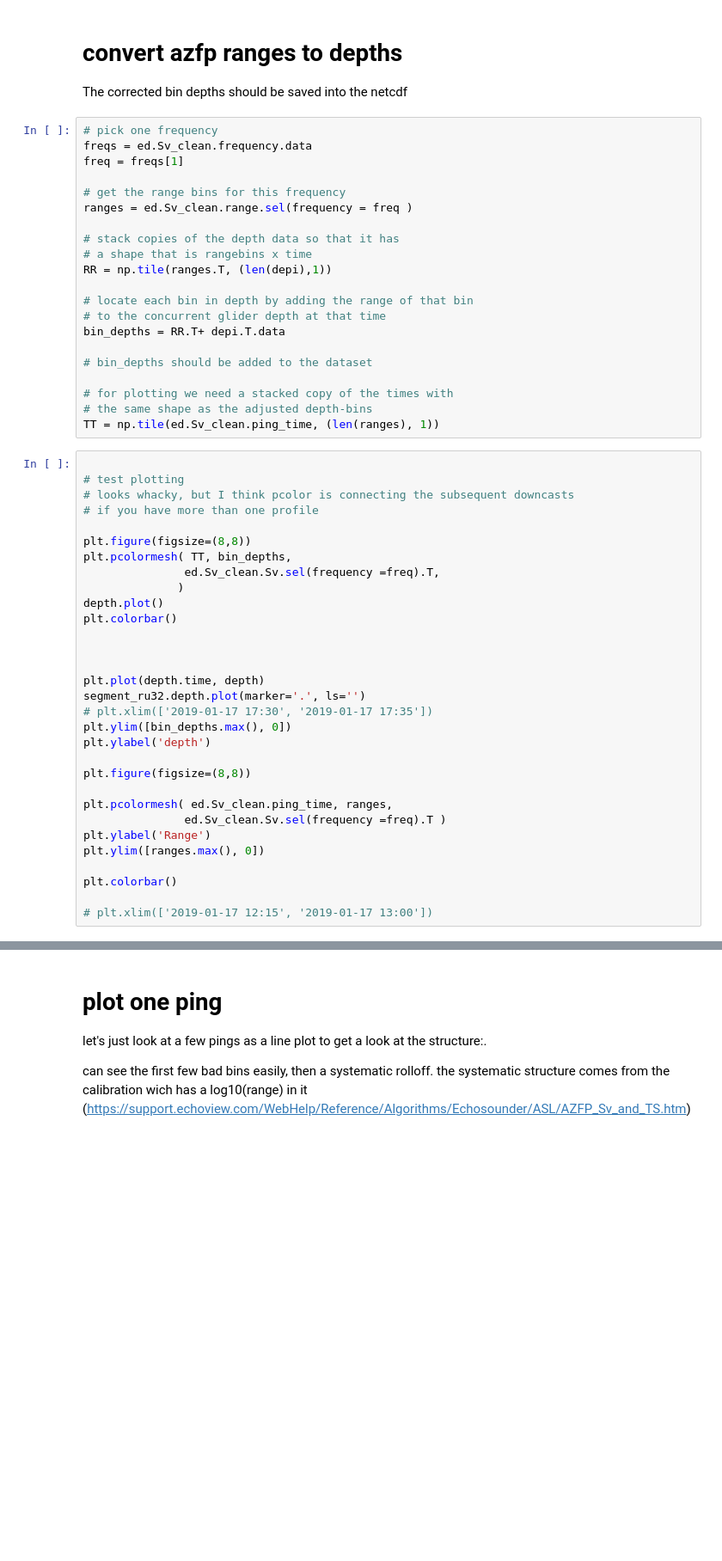
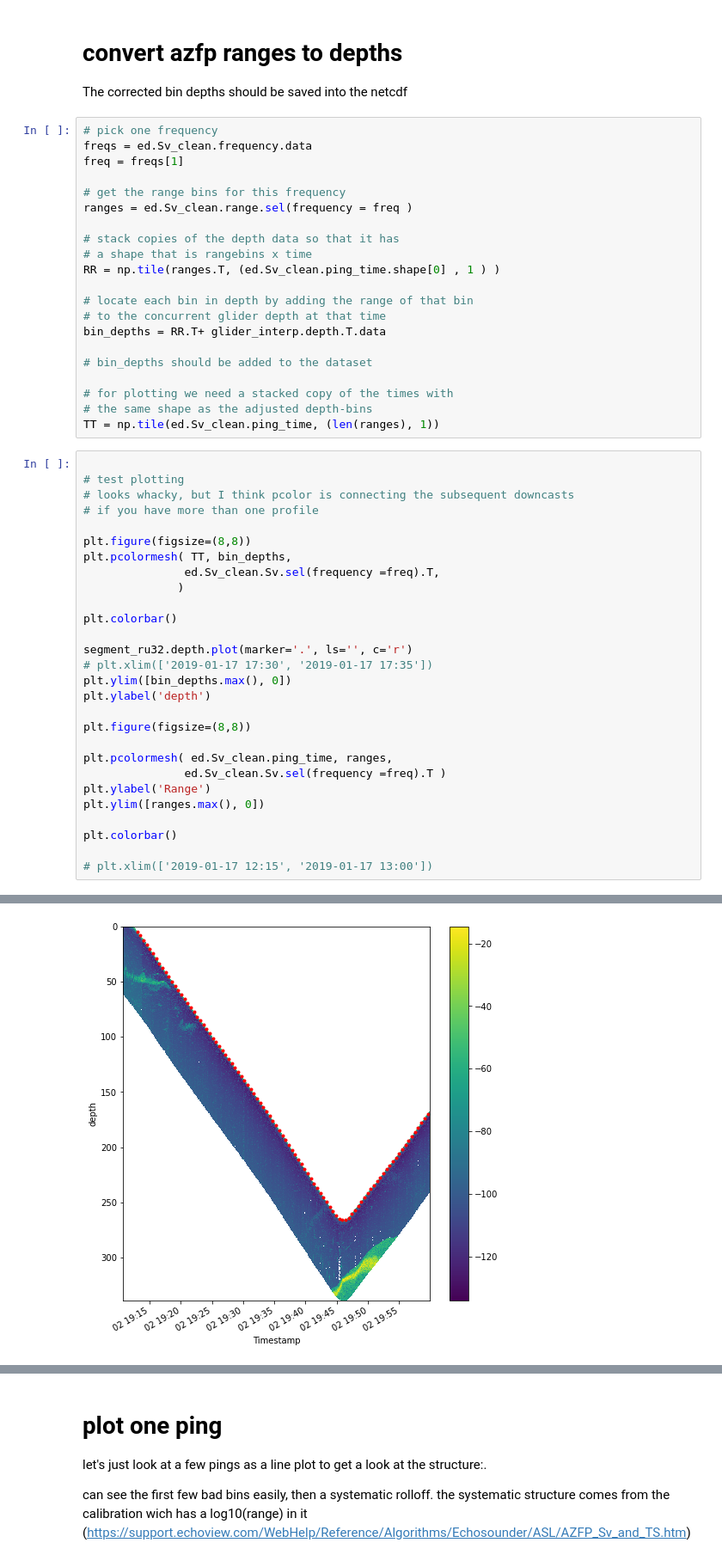
Before and after one commit to nlbeaird/glider_acoustics, a Jupyter notebook: glider_azfp_data_integration.ipynb, the cells around one changed output, grey strips where cells are left out. Shown: that part at 86% size. Cells and saved outputs as stored; diff of their text form; blank space fills up the shorter version.

Commit message:
update interpolation to include more glider vars

```diff
--- a/glider_azfp_data_integration.ipynb
+++ b/glider_azfp_data_integration.ipynb
@@ -281,11 +281,11 @@ ranges = ed.Sv_clean.range.sel(frequency = freq )
 
 # stack copies of the depth data so that it has
 # a shape that is rangebins x time
-RR = np.tile(ranges.T, (len(depi),1))
+RR = np.tile(ranges.T, (ed.Sv_clean.ping_time.shape[0] , 1 ) )
 
 # locate each bin in depth by adding the range of that bin
 # to the concurrent glider depth at that time
-bin_depths = RR.T+ depi.T.data
+bin_depths = RR.T+ glider_interp.depth.T.data
 
 # bin_depths should be added to the dataset
 
@@ -302,13 +302,10 @@ plt.figure(figsize=(8,8))
 plt.pcolormesh( TT, bin_depths,
                ed.Sv_clean.Sv.sel(frequency =freq).T,
               )
-depth.plot()
+
 plt.colorbar()
 
-
-
-plt.plot(depth.time, depth)
-segment_ru32.depth.plot(marker='.', ls='')
+segment_ru32.depth.plot(marker='.', ls='', c='r')
 # plt.xlim(['2019-01-17 17:30', '2019-01-17 17:35'])
 plt.ylim([bin_depths.max(), 0])
 plt.ylabel('depth')
@@ -323,3 +320,4 @@ plt.ylim([ranges.max(), 0])
 plt.colorbar()
 
 # plt.xlim(['2019-01-17 12:15', '2019-01-17 13:00'])
+# %% [output]
@@ -325,0 +325 @@ plt.colorbar()
+[figure, added]
```
Also changed, not shown: parts of 3 cells of this notebook.
